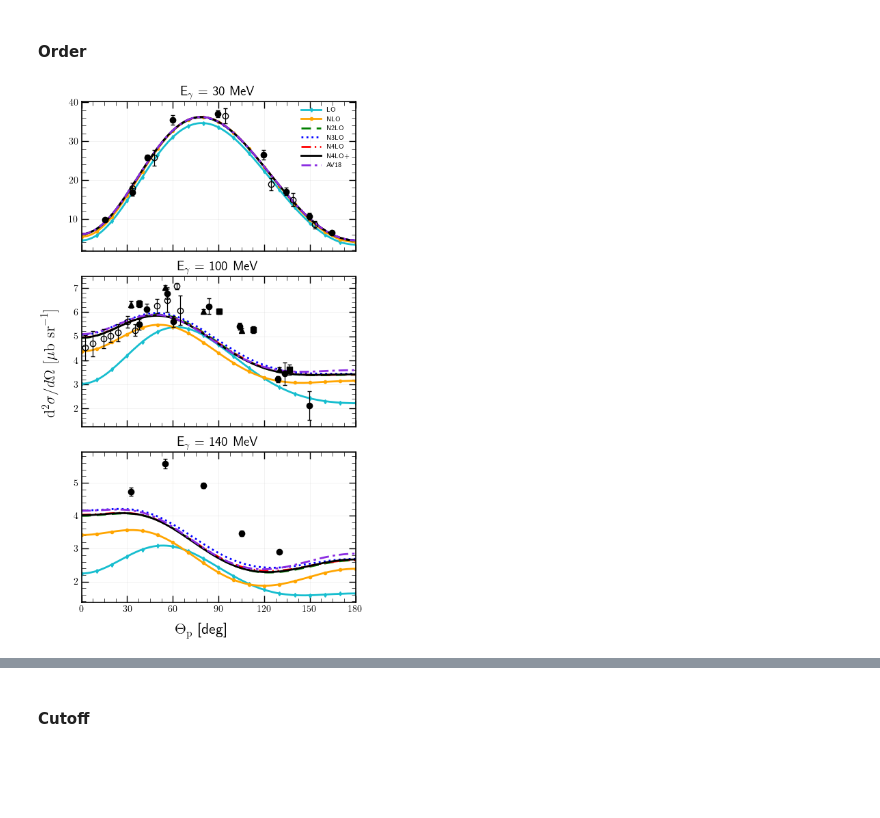
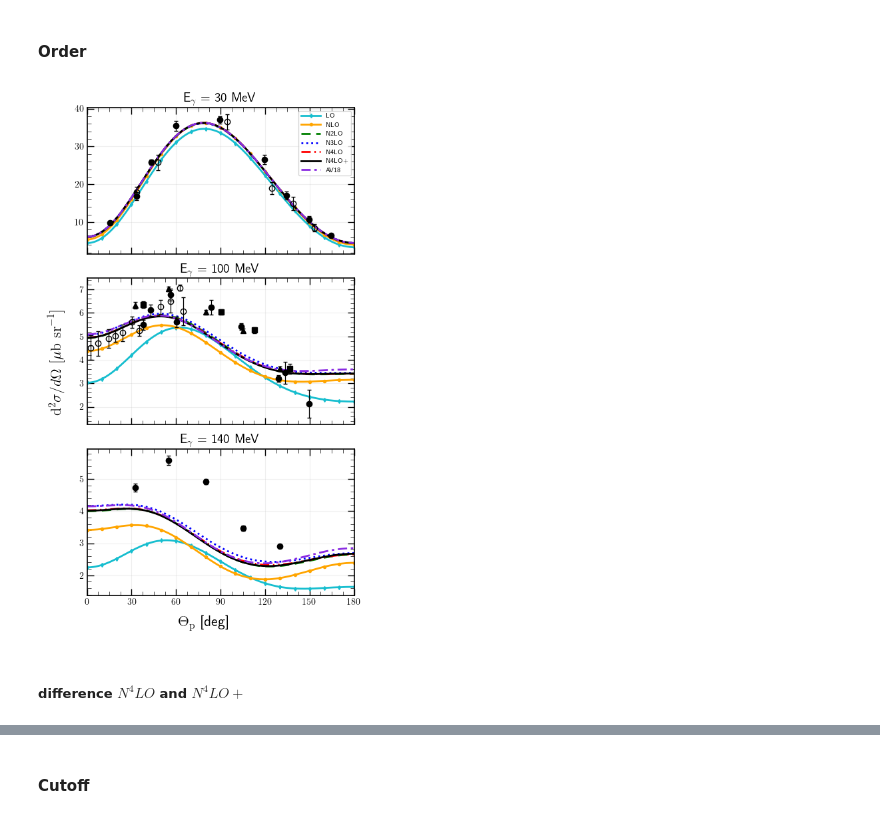
Before and after one commit to VitaliiUr/thesis, a Jupyter notebook: PlotData/figures_De.ipynb, the cells around one changed output, grey strips where cells are left out. Drawn from its saved outputs; the diff is of its cells as text; code cells hidden in the pictures; blank space fills up the shorter version.

```diff
--- a/PlotData/figures_De.ipynb
+++ b/PlotData/figures_De.ipynb
@@ -38,7 +38,8 @@ line_styles = {"LO": {"marker": "d", "markevery": 10, "markersize": 3, "color":
                "N4LO+": {"color": "black"},
                "AV18": {"ls": (0, (5, 2, 1.3, 2,)), "color": "blueviolet"},
                "SIEGERT": {"color": "blue"},
-               "1NC": {"color": "deeppink", "ls": "dashed"}
+               "1NC": {"color": "deeppink", "ls": "dashed"},
+               "PW": {"ls":  (0, (5, 2, 1.3, 2,)), "color": "green"}
                }
 ls_cutoff = {400: line_styles["N4LO"],
              450: line_styles["N4LO+"],
@@ -215,32 +219,36 @@ fig.supylabel(ylabel, x=0.03, size=16)
 for j, en in enumerate(energy):
     for force in FORCES:
         df_tmp = df_my[(df_my.FORCE == force) &
                     (df_my.CUTOFF == cutoff) &
                     (df_my.Energy == en) &
                     (df_my.WAVE == "SIEGERT")]
         ax[j].plot(df_tmp.angle, df_tmp[obs],
                     **line_styles[force], label=force)
     df_av18 = df_my[(df_my.FORCE == "AV18") & (df_my.Energy == en)]
     ax[j].plot(df_av18.angle, df_av18[obs],
             **line_styles["AV18"], label="AV18")
     for i, fname in enumerate(df_exp[df_exp.energy == en].fname.unique()):
         df_tmp = df_exp[(df_exp.energy == en) & (df_exp.fname == fname)]
         ax[j].errorbar(df_tmp.angle, df_tmp.CROSS,
                     yerr=df_tmp.error, zorder=3, **exp_style[i], **marker_common)
     # style
+    ax[j].xaxis.set_minor_locator(mpl.ticker.AutoMinorLocator())
+    ax[j].yaxis.set_minor_locator(mpl.ticker.AutoMinorLocator())
     ax[j].tick_params(which='minor', direction='in', length=4,
                    width=0.5, top=True, right=True)
     ax[j].tick_params(which='major', direction='in',
                    length=7, width=1, top=True, right=True, zorder=1)
     ax[j].set_xticks(np.arange(0, 180+j-1, 30))
     ax[j].set_xlim([0, 180])
     ax[j].grid(alpha=0.2)
     ax[j].set_zorder(-1)
     ax[j].set_title(f"E$_\gamma$ = {en} MeV", size=14)
 ax[0].legend(fontsize=7, handlelength=3)
 fig.tight_layout()
-plt.savefig(f"Figures_De/{obs}_order_vert.pdf",
+fig.savefig(f"Figures_De/{obs}_order_vert.pdf",
             dpi=600, facecolor="white")
 plt.show()
 # %% [output]
-[figure, old version]
+[figure, new version]
+# %% [markdown]
+##### difference $N^4LO$ and $N^4LO+$
```
Also changed, not shown: parts of 29 cells of this notebook, 6 other files.
